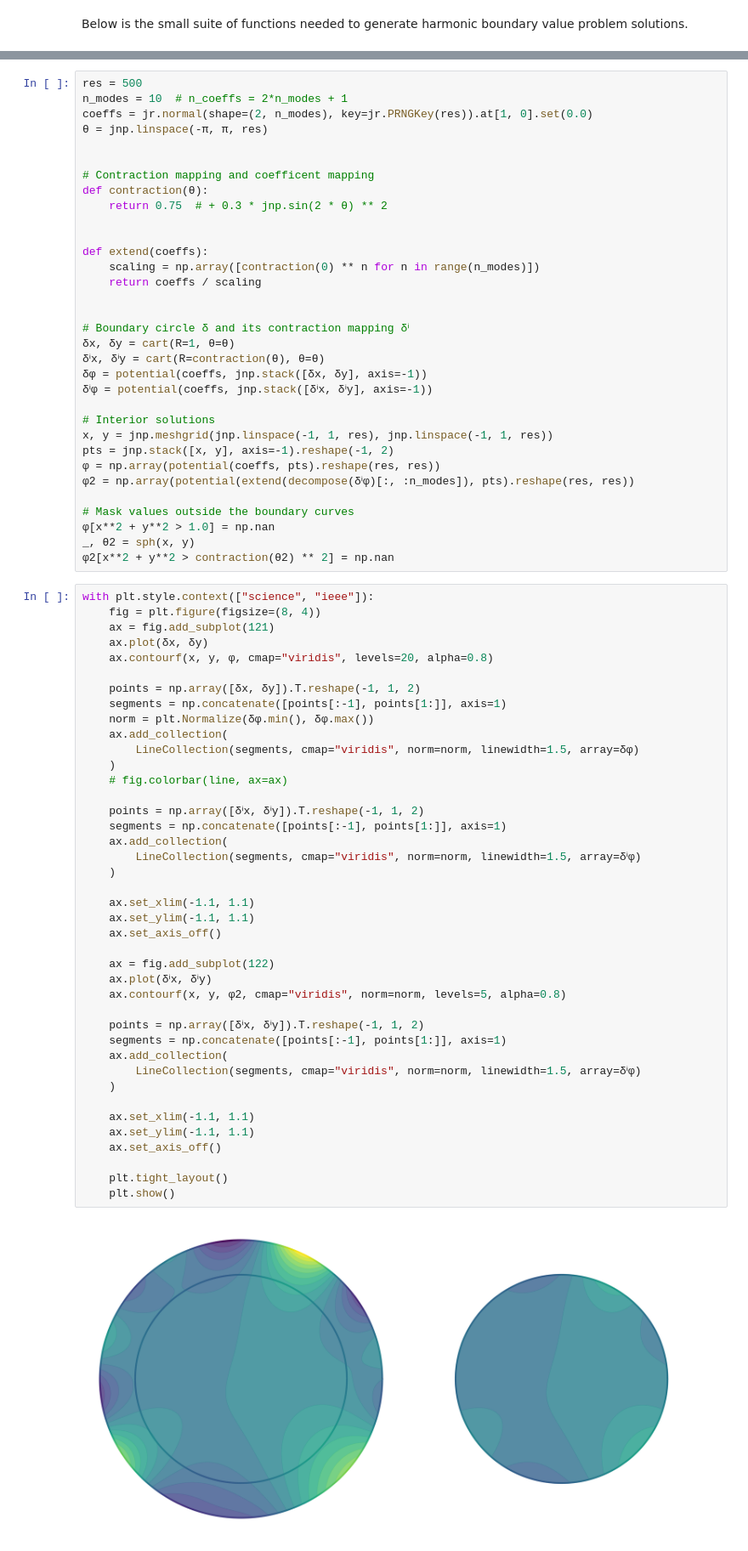
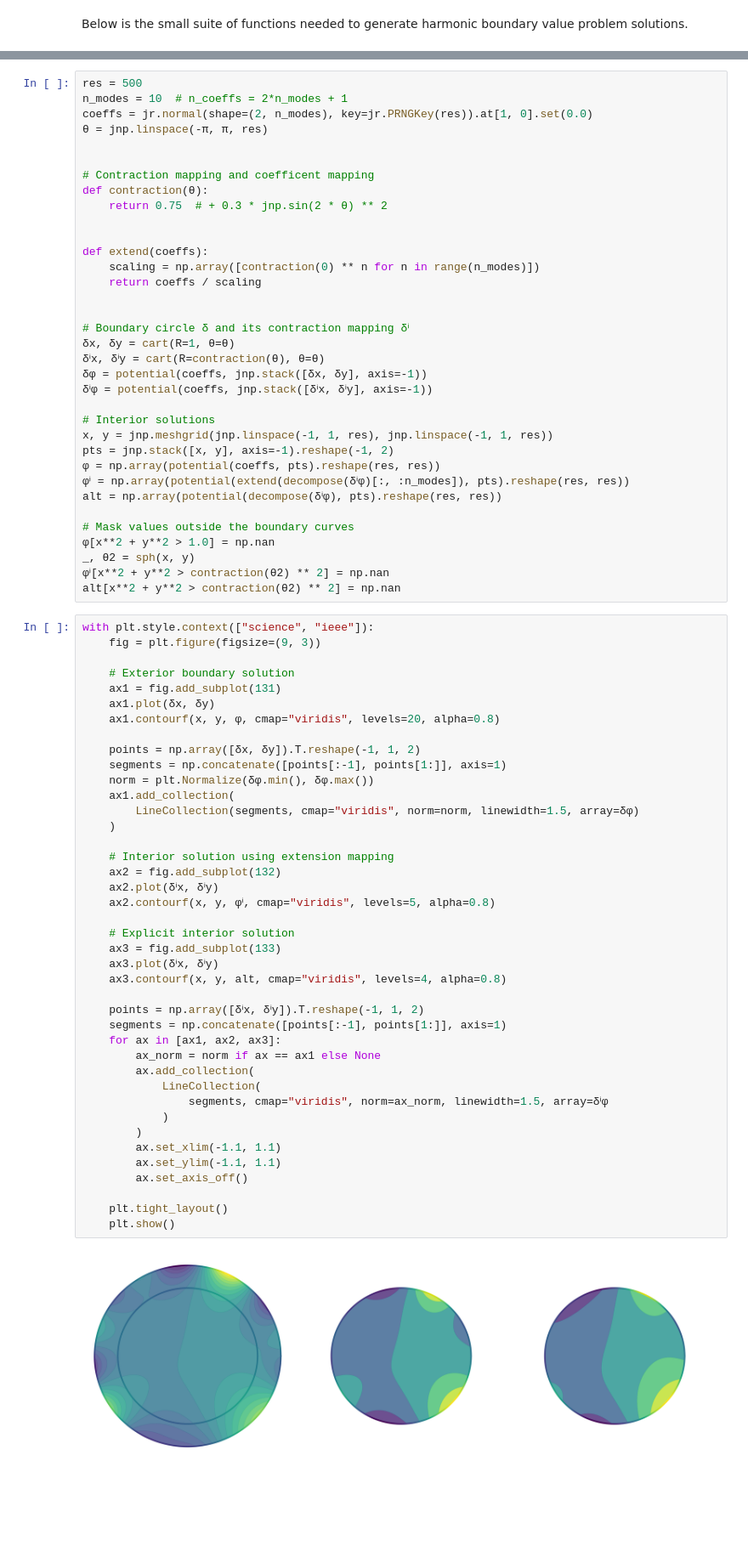
Before and after one commit to cmt-dtu-energy/hypermagnetics, a Jupyter notebook: nbs/boundaries/boundary.ipynb, the cells around one changed output, grey strips where cells are left out. Shown at 85% size. Drawn from its saved outputs; the diff is of its cells as text; blank space fills up the shorter version.

Commit message:
including explicit solution for interior boundary

```diff
--- a/nbs/boundaries/boundary.ipynb
+++ b/nbs/boundaries/boundary.ipynb
@@ -102,52 +102,54 @@ def extend(coeffs):
 x, y = jnp.meshgrid(jnp.linspace(-1, 1, res), jnp.linspace(-1, 1, res))
 pts = jnp.stack([x, y], axis=-1).reshape(-1, 2)
 φ = np.array(potential(coeffs, pts).reshape(res, res))
-φ2 = np.array(potential(extend(decompose(δⁱφ)[:, :n_modes]), pts).reshape(res, res))
+φⁱ = np.array(potential(extend(decompose(δⁱφ)[:, :n_modes]), pts).reshape(res, res))
+alt = np.array(potential(decompose(δⁱφ), pts).reshape(res, res))
 
 # Mask values outside the boundary curves
 φ[x**2 + y**2 > 1.0] = np.nan
 _, θ2 = sph(x, y)
-φ2[x**2 + y**2 > contraction(θ2) ** 2] = np.nan
+φⁱ[x**2 + y**2 > contraction(θ2) ** 2] = np.nan
+alt[x**2 + y**2 > contraction(θ2) ** 2] = np.nan
 # %%
 with plt.style.context(["science", "ieee"]):
-    fig = plt.figure(figsize=(8, 4))
-    ax = fig.add_subplot(121)
-    ax.plot(δx, δy)
-    ax.contourf(x, y, φ, cmap="viridis", levels=20, alpha=0.8)
+    fig = plt.figure(figsize=(9, 3))
+
+    # Exterior boundary solution
+    ax1 = fig.add_subplot(131)
+    ax1.plot(δx, δy)
+    ax1.contourf(x, y, φ, cmap="viridis", levels=20, alpha=0.8)
 
     points = np.array([δx, δy]).T.reshape(-1, 1, 2)
     segments = np.concatenate([points[:-1], points[1:]], axis=1)
     norm = plt.Normalize(δφ.min(), δφ.max())
-    ax.add_collection(
+    ax1.add_collection(
         LineCollection(segments, cmap="viridis", norm=norm, linewidth=1.5, array=δφ)
     )
-    # fig.colorbar(line, ax=ax)
+
+    # Interior solution using extension mapping
+    ax2 = fig.add_subplot(132)
+    ax2.plot(δⁱx, δⁱy)
+    ax2.contourf(x, y, φⁱ, cmap="viridis", levels=5, alpha=0.8)
+
+    # Explicit interior solution
+    ax3 = fig.add_subplot(133)
+    ax3.plot(δⁱx, δⁱy)
+    ax3.contourf(x, y, alt, cmap="viridis", levels=4, alpha=0.8)
 
     points = np.array([δⁱx, δⁱy]).T.reshape(-1, 1, 2)
     segments = np.concatenate([points[:-1], points[1:]], axis=1)
-    ax.add_collection(
-        LineCollection(segments, cmap="viridis", norm=norm, linewidth=1.5, array=δⁱφ)
-    )
-
-    ax.set_xlim(-1.1, 1.1)
-    ax.set_ylim(-1.1, 1.1)
-    ax.set_axis_off()
-
-    ax = fig.add_subplot(122)
-    ax.plot(δⁱx, δⁱy)
-    ax.contourf(x, y, φ2, cmap="viridis", norm=norm, levels=5, alpha=0.8)
-
-    points = np.array([δⁱx, δⁱy]).T.reshape(-1, 1, 2)
-    segments = np.concatenate([points[:-1], points[1:]], axis=1)
-    ax.add_collection(
-        LineCollection(segments, cmap="viridis", norm=norm, linewidth=1.5, array=δⁱφ)
-    )
-
-    ax.set_xlim(-1.1, 1.1)
-    ax.set_ylim(-1.1, 1.1)
-    ax.set_axis_off()
+    for ax in [ax1, ax2, ax3]:
+        ax_norm = norm if ax == ax1 else None
+        ax.add_collection(
+            LineCollection(
+                segments, cmap="viridis", norm=ax_norm, linewidth=1.5, array=δⁱφ
+            )
+        )
+        ax.set_xlim(-1.1, 1.1)
+        ax.set_ylim(-1.1, 1.1)
+        ax.set_axis_off()
 
     plt.tight_layout()
     plt.show()
 # %% [output]
-[figure, old version]
+[figure, new version]
```
